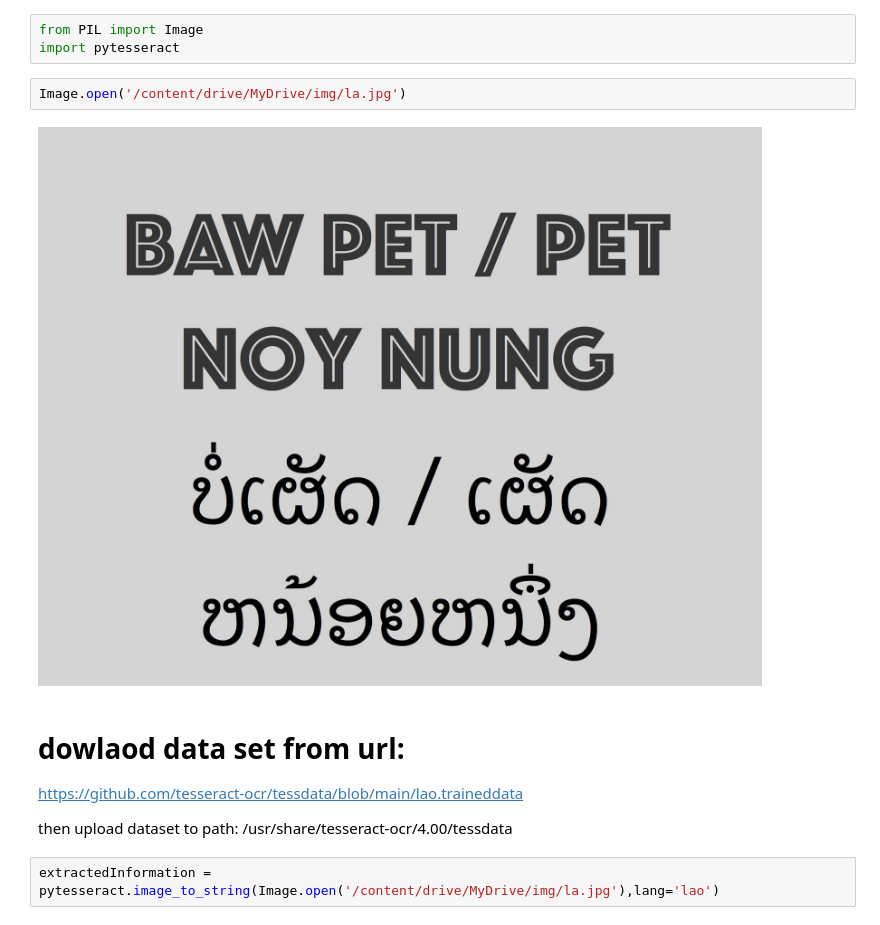
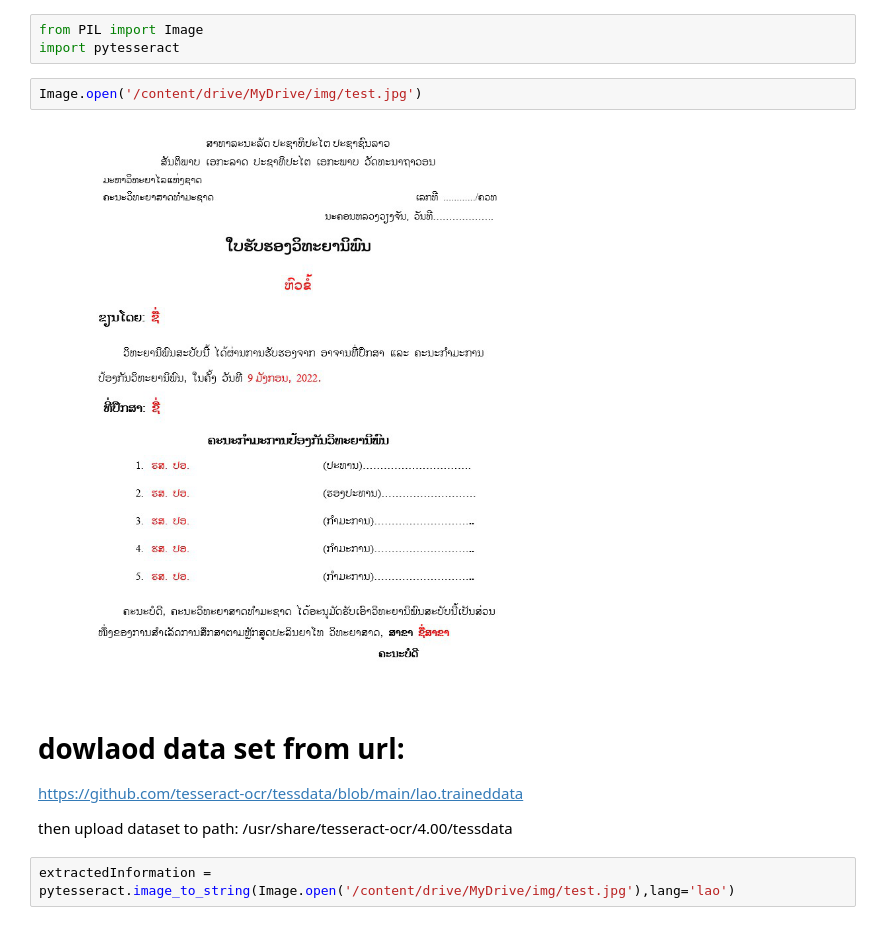
Before and after one commit to hm-software56/DeepLao, a Jupyter notebook: ocr_lao.ipynb, the cells around one changed output. Saved outputs shown, nothing was run; the diff lists cells and outputs as text.

```diff
--- a/ocr_lao.ipynb
+++ b/ocr_lao.ipynb
@@ -28,9 +28,9 @@ except ImportError:
 from PIL import Image
 import pytesseract
 # %%
-Image.open('/content/drive/MyDrive/img/la.jpg')
+Image.open('/content/drive/MyDrive/img/test.jpg')
 # %% [output]
-[figure, old version]
+[figure, new version]
 # %% [markdown]
 # dowlaod data set from url:
 https://github.com/tesseract-ocr/tessdata/blob/main/lao.traineddata
@@ -38,7 +38,7 @@ https://github.com/tesseract-ocr/tessdata/blob/main/lao.traineddata
 then upload dataset to path:
 /usr/share/tesseract-ocr/4.00/tessdata
 # %%
-extractedInformation = pytesseract.image_to_string(Image.open('/content/drive/MyDrive/img/la.jpg'),lang='lao')
+extractedInformation = pytesseract.image_to_string(Image.open('/content/drive/MyDrive/img/test.jpg'),lang='lao')
 # %%
 print(extractedInformation)
 # %% [output]
```
Also changed, not shown: parts of 1 cell of this notebook.
